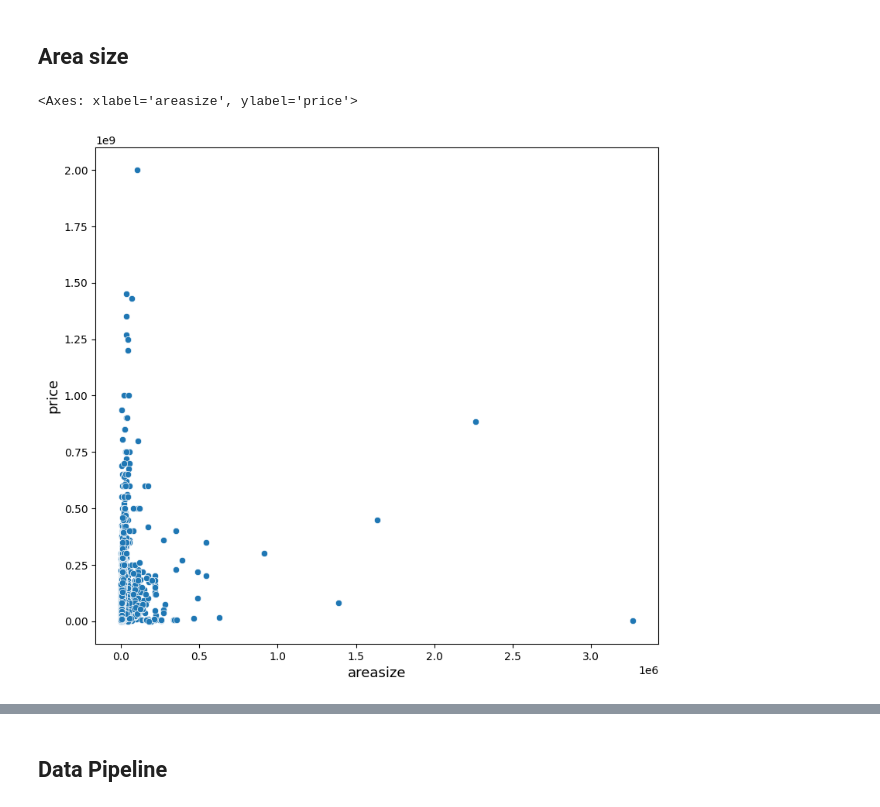
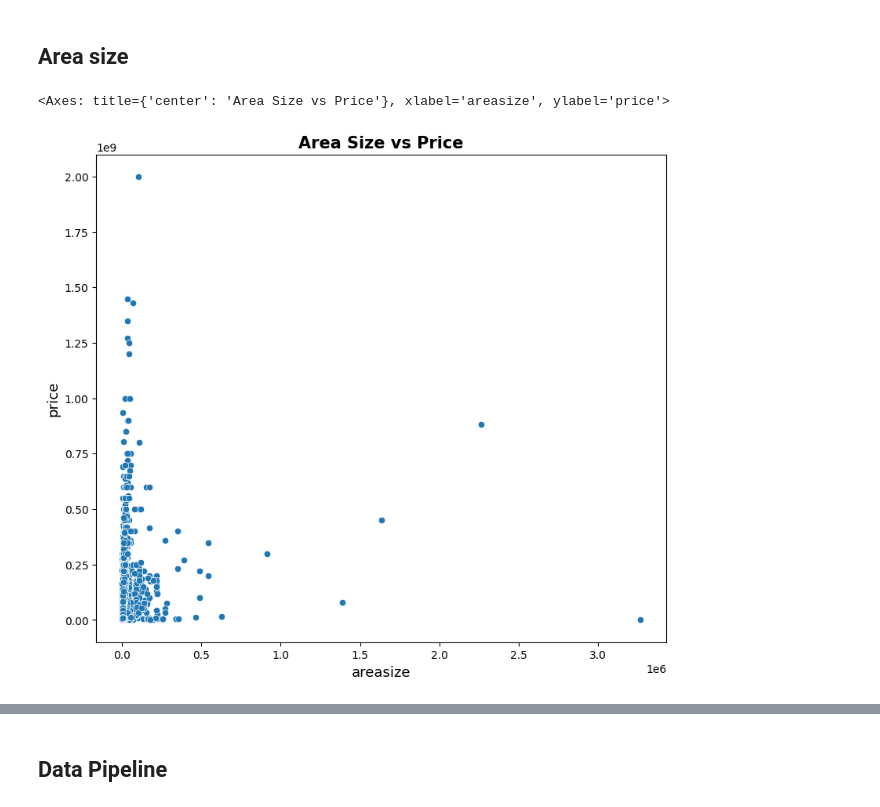
Before and after one commit to SinghJagpreet096/HousePrice-Prediction, a Jupyter notebook: model.ipynb, the cells around one changed output, grey strips where cells are left out. Saved outputs shown, nothing was run; the diff lists cells and outputs as text; code cells hidden in the pictures.

```diff
--- a/model.ipynb
+++ b/model.ipynb
@@ -462,11 +466,11 @@ shape after removing faulty data: (120641, 8)
 # %% [markdown]
 ## Area size
 # %%
-set_labels()
+set_labels(title='Area Size vs Price')
 sns.scatterplot(x='areasize',y='price',data=df)
 # %% [output]
-<Axes: xlabel='areasize', ylabel='price'>
+<Axes: title={'center': 'Area Size vs Price'}, xlabel='areasize', ylabel='price'>
-[figure, old version]
+[figure, new version]
 # %%
 print(f"print max to see the scale of data: {df['areasize'].max(axis=0)}")
 
```
Also changed, not shown: parts of 23 cells of this notebook.
